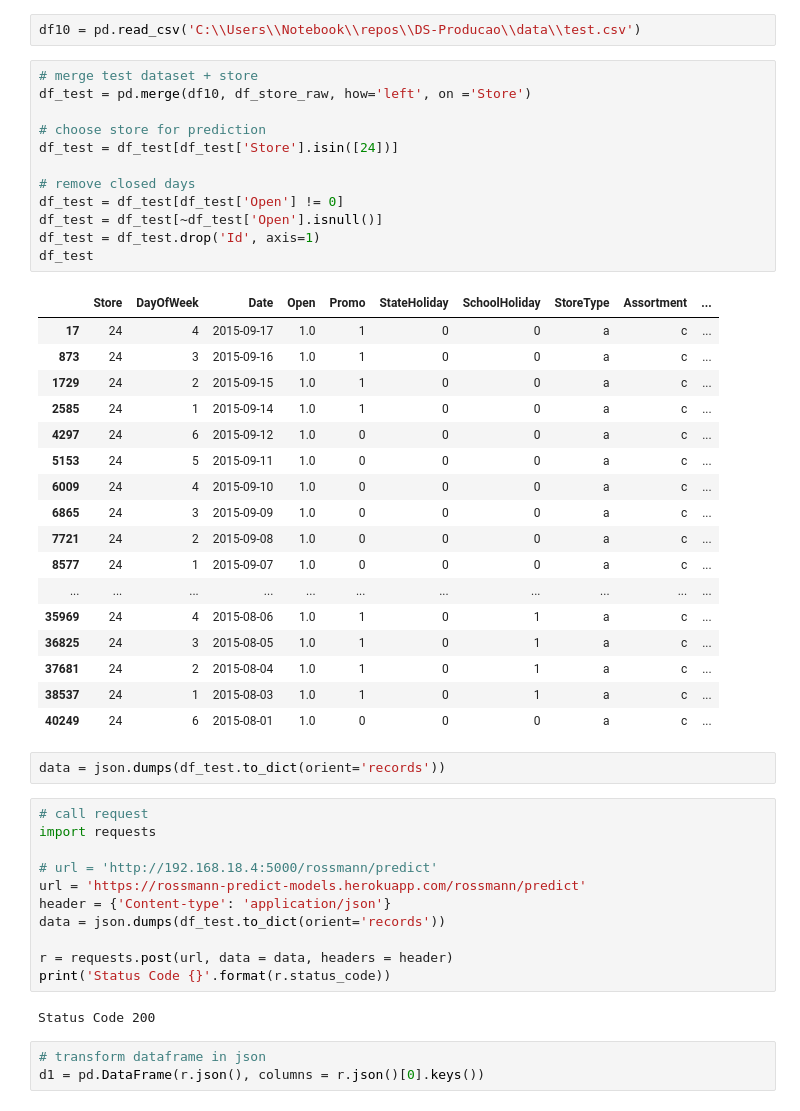
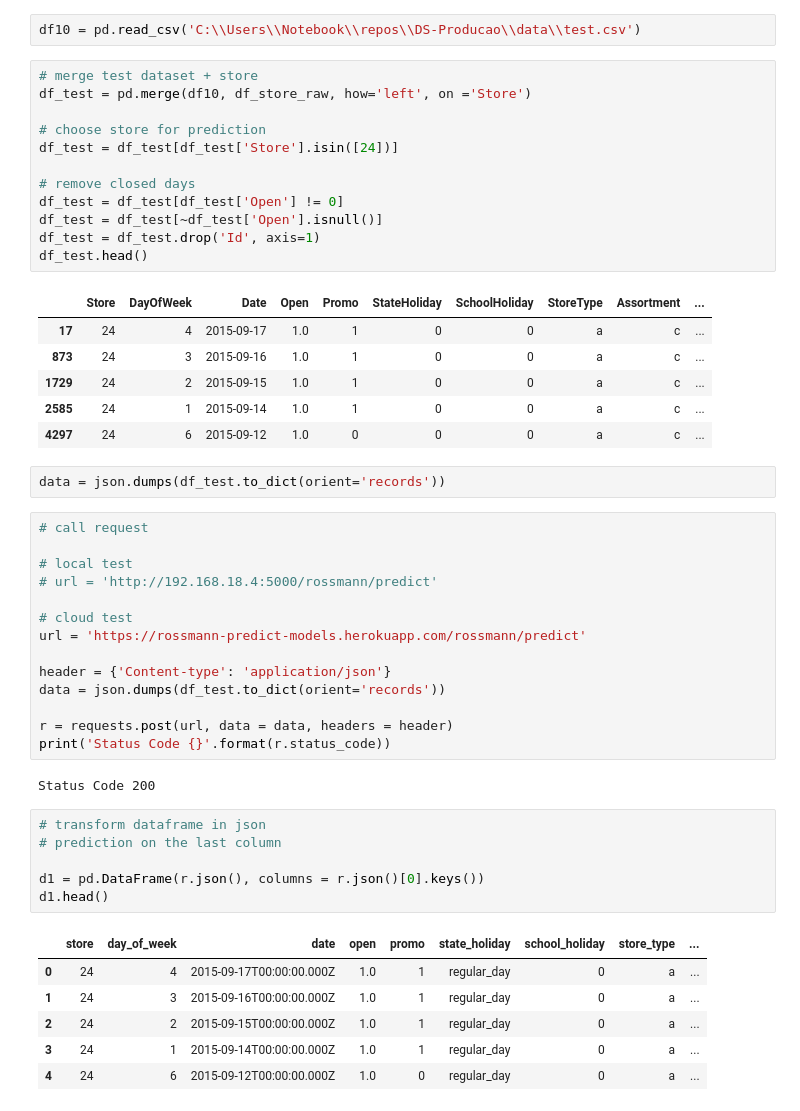
Before and after one commit to ArthurMesquita96/Rossmann-Predict-Sales, a Jupyter notebook: store_sales_predicton.ipynb, the cells around one changed output. Drawn from its saved outputs; the diff is of its cells as text.

```diff
--- a/store_sales_predicton.ipynb
+++ b/store_sales_predicton.ipynb
@@ -1912,41 +1892,33 @@ df10 = pd.read_csv('C:\\Users\\Notebook\\repos\\DS-Producao\\data\\test.csv')
 # %%
 # merge test dataset + store
 df_test = pd.merge(df10, df_store_raw, how='left', on ='Store')
 
 # choose store for prediction
 df_test = df_test[df_test['Store'].isin([24])]
 
 # remove closed days
 df_test = df_test[df_test['Open'] != 0]
 df_test = df_test[~df_test['Open'].isnull()]
 df_test = df_test.drop('Id', axis=1)
-df_test
+df_test.head()
 # %% [output]
 |  | Store | DayOfWeek | Date | Open | Promo | StateHoliday | SchoolHoliday | StoreType | Assortment | ... |
 | 17 | 24 | 4 | 2015-09-17 | 1.0 | 1 | 0 | 0 | a | c | ... |
 | 873 | 24 | 3 | 2015-09-16 | 1.0 | 1 | 0 | 0 | a | c | ... |
 | 1729 | 24 | 2 | 2015-09-15 | 1.0 | 1 | 0 | 0 | a | c | ... |
 | 2585 | 24 | 1 | 2015-09-14 | 1.0 | 1 | 0 | 0 | a | c | ... |
 | 4297 | 24 | 6 | 2015-09-12 | 1.0 | 0 | 0 | 0 | a | c | ... |
-| 5153 | 24 | 5 | 2015-09-11 | 1.0 | 0 | 0 | 0 | a | c | ... |
-| 6009 | 24 | 4 | 2015-09-10 | 1.0 | 0 | 0 | 0 | a | c | ... |
-| 6865 | 24 | 3 | 2015-09-09 | 1.0 | 0 | 0 | 0 | a | c | ... |
-| 7721 | 24 | 2 | 2015-09-08 | 1.0 | 0 | 0 | 0 | a | c | ... |
-| 8577 | 24 | 1 | 2015-09-07 | 1.0 | 0 | 0 | 0 | a | c | ... |
-| ... | ... | ... | ... | ... | ... | ... | ... | ... | ... | ... |
-| 35969 | 24 | 4 | 2015-08-06 | 1.0 | 1 | 0 | 1 | a | c | ... |
-| 36825 | 24 | 3 | 2015-08-05 | 1.0 | 1 | 0 | 1 | a | c | ... |
-| 37681 | 24 | 2 | 2015-08-04 | 1.0 | 1 | 0 | 1 | a | c | ... |
-| 38537 | 24 | 1 | 2015-08-03 | 1.0 | 1 | 0 | 1 | a | c | ... |
-| 40249 | 24 | 6 | 2015-08-01 | 1.0 | 0 | 0 | 0 | a | c | ... |
 # %%
 data = json.dumps(df_test.to_dict(orient='records'))
 # %%
 # call request
-import requests
 
+# local test
 # url = 'http://192.168.18.4:5000/rossmann/predict'
+
+# cloud test
 url = 'https://rossmann-predict-models.herokuapp.com/rossmann/predict'
+
 header = {'Content-type': 'application/json'}
 data = json.dumps(df_test.to_dict(orient='records'))
 
@@ -1956,4 +1928,14 @@ print('Status Code {}'.format(r.status_code))
 Status Code 200
 # %%
 # transform dataframe in json
+# prediction on the last column
+
 d1 = pd.DataFrame(r.json(), columns = r.json()[0].keys())
+d1.head()
+# %% [output]
+|  | store | day_of_week | date | open | promo | state_holiday | school_holiday | store_type | ... |
+| 0 | 24 | 4 | 2015-09-17T00:00:00.000Z | 1.0 | 1 | regular_day | 0 | a | ... |
+| 1 | 24 | 3 | 2015-09-16T00:00:00.000Z | 1.0 | 1 | regular_day | 0 | a | ... |
+| 2 | 24 | 2 | 2015-09-15T00:00:00.000Z | 1.0 | 1 | regular_day | 0 | a | ... |
+| 3 | 24 | 1 | 2015-09-14T00:00:00.000Z | 1.0 | 1 | regular_day | 0 | a | ... |
+| 4 | 24 | 6 | 2015-09-12T00:00:00.000Z | 1.0 | 0 | regular_day | 0 | a | ... |
```
Also changed, not shown: parts of 38 cells of this notebook, 3 other files.
